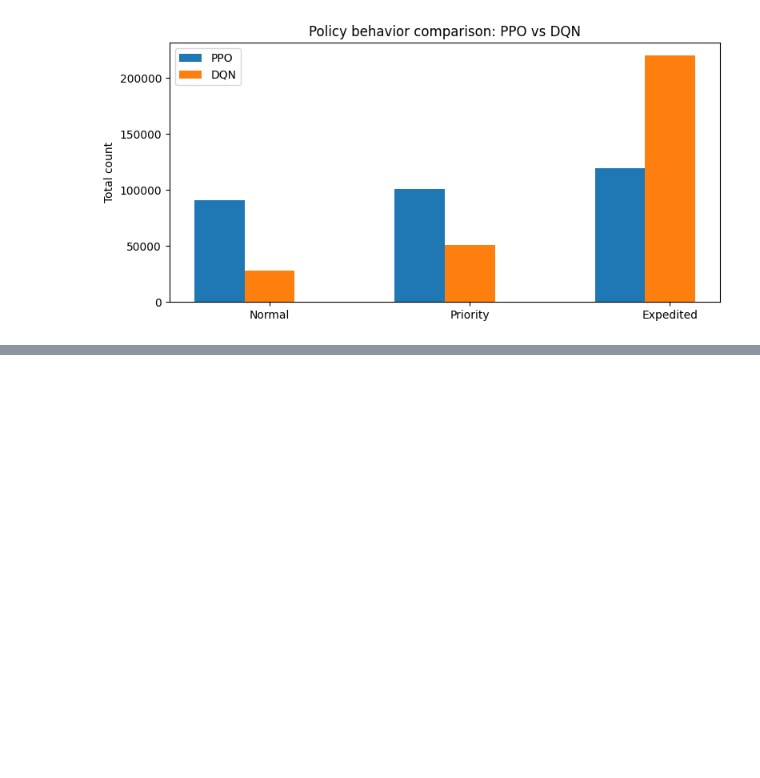
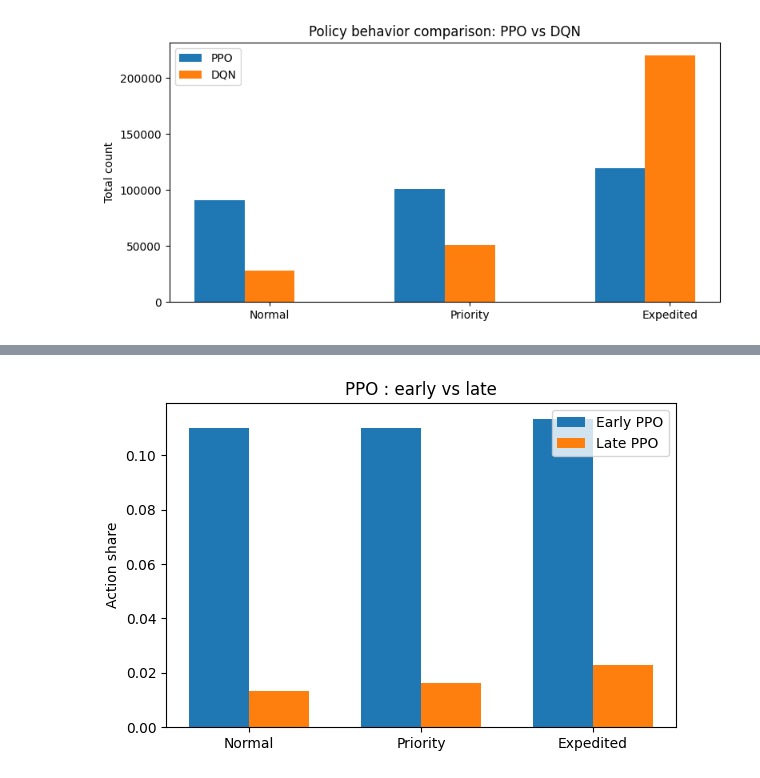
Before and after one commit to Kegmar/vrpp, a Jupyter notebook: outputs/combined_analysis.ipynb, the cells around one changed output, grey strips where cells are left out. Saved outputs shown, nothing was run; the diff lists cells and outputs as text; code cells hidden in the pictures; blank space fills up the shorter version.

```diff
--- a/outputs/combined_analysis.ipynb
+++ b/outputs/combined_analysis.ipynb
@@ -149,0 +192,32 @@ plt.show()
+# %%
+# --- PPO early vs late snapshot ---
+ppo_actions = ppo_log[
+    ["action_0_count", "action_1_count", "action_2_count"]
+].copy()
+
+ppo_actions["timesteps"] = ppo_log["timesteps"]
+
+split = int(len(ppo_actions) * 0.2)
+
+ppo_early = ppo_actions.iloc[:split].sum()
+ppo_late  = ppo_actions.iloc[-split:].sum()
+
+ppo_early = ppo_early / ppo_early.sum()
+ppo_late  = ppo_late / ppo_late.sum()
+
+labels = ["Normal", "Priority", "Expedited"]
+x = np.arange(len(labels))
+width = 0.35
+
+plt.figure(figsize=(6, 4))
+plt.bar(x - width/2, ppo_early[:3], width, label="Early PPO")
+plt.bar(x + width/2, ppo_late[:3], width, label="Late PPO")
+
+plt.xticks(x, labels)
+plt.ylabel("Action share")
+plt.title("PPO : early vs late")
+plt.legend()
+plt.tight_layout()
+plt.show()
+# %% [output]
+[figure, added]
```
Also changed, not shown: parts of 10 cells of this notebook.
